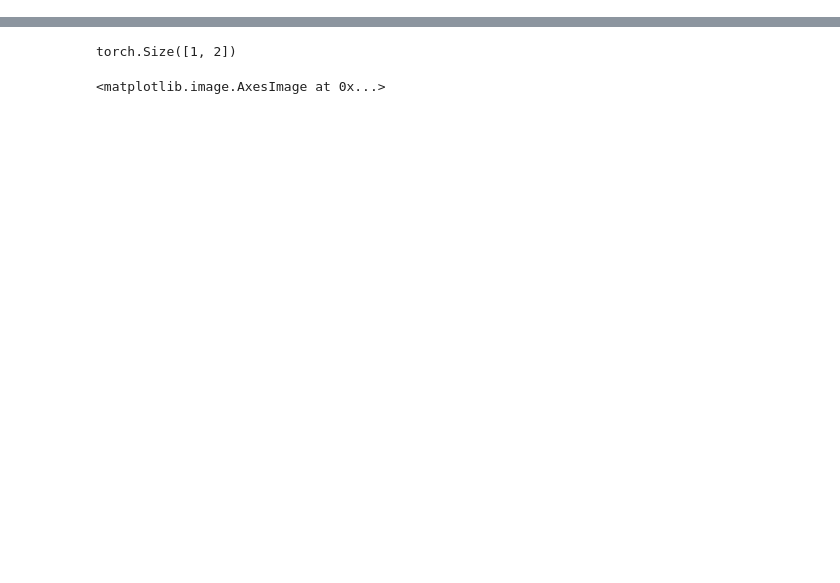
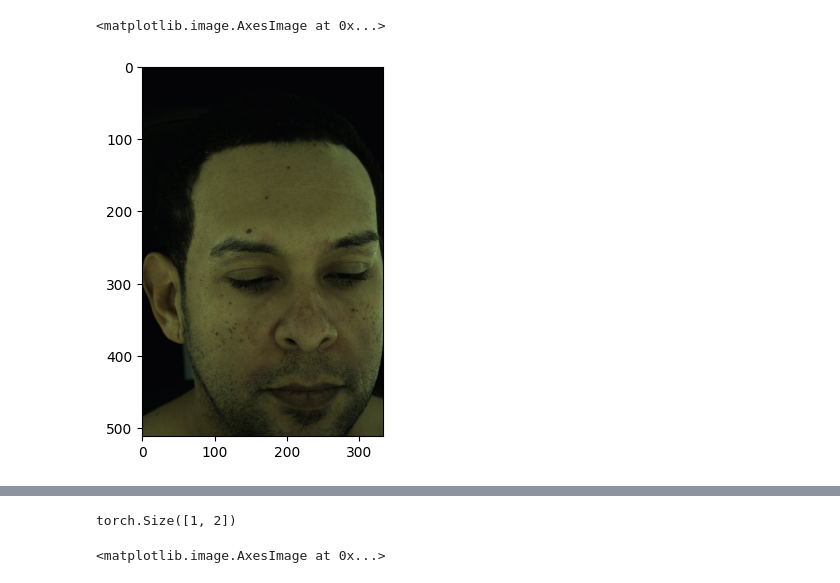
Before and after one commit to andy1213aa/tracked_mesh, a Jupyter notebook: code_testing.ipynb, the cells around one changed output, grey strips where cells are left out. Cells and saved outputs as stored; diff of their text form; code cells hidden in the pictures; blank space fills up the shorter version.

```diff
--- a/code_testing.ipynb
+++ b/code_testing.ipynb
@@ -136,3 +270,5 @@ ds = readTFRECORD('../training_data/test.tfrecord', config)
+# %%
+device = torch.device("cuda:0" if torch.cuda.is_available() else "cpu")
 # %%
 class Renderer():
 
@@ -266,0 +468,10 @@ len(list(images))
+# %%
+img = raw[0].astype('uint8')
+# img = img.astype('uint8')
+# img = img[:, :, :3]
+cv2.imwrite('../test_data/test2.png',cv2.cvtColor(img, cv2.COLOR_BGR2RGB))
+# img = cv2.rotate(img, cv2.ROTATE_180)
+plt.imshow(img)
+# %% [output]
+<matplotlib.image.AxesImage at 0x...>
+[figure, added]
```
Also changed, not shown: parts of 34 cells of this notebook, 8 other files.
